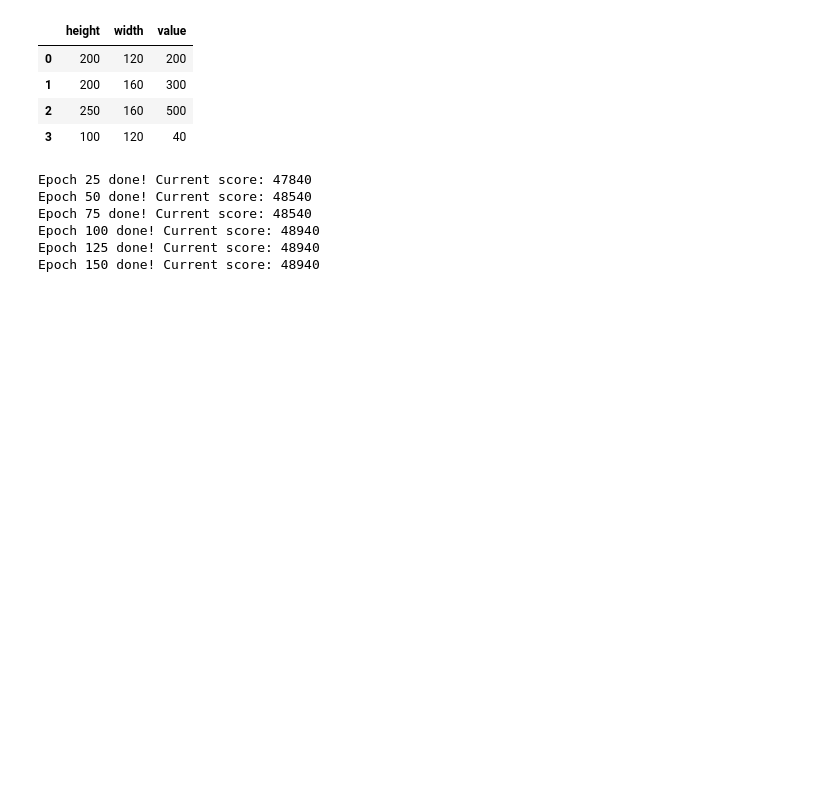
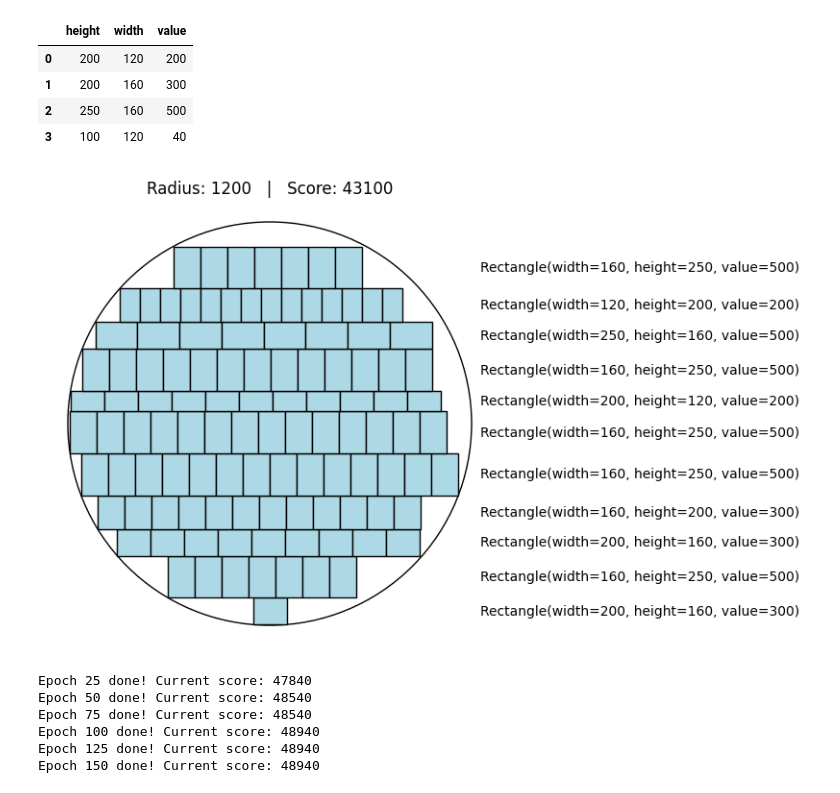
Before and after one commit to maciejors/neural-networks, a Jupyter notebook: genetic_algorithms/cutting_stock/ae2.ipynb, the cells around one changed output. Drawn from its saved outputs; the diff is of its cells as text; code cells hidden in the pictures; blank space fills up the shorter version.

```diff
--- a/genetic_algorithms/cutting_stock/ae2.ipynb
+++ b/genetic_algorithms/cutting_stock/ae2.ipynb
@@ -149,6 +153,10 @@ gen_r1200 = CuttingStockGenetic(
     circle_radius=1200, rectangles_data=r1200,
     population_size=20, random_state=3,
 )
+# %%
+gen_r1200.best_individual().plot()
+# %% [output]
+[figure, added]
 # %%
 gen_r1200.train(
     epochs=150, verbosity_period=25,
```
Also changed, not shown: parts of 4 cells of this notebook, 6 other files.
